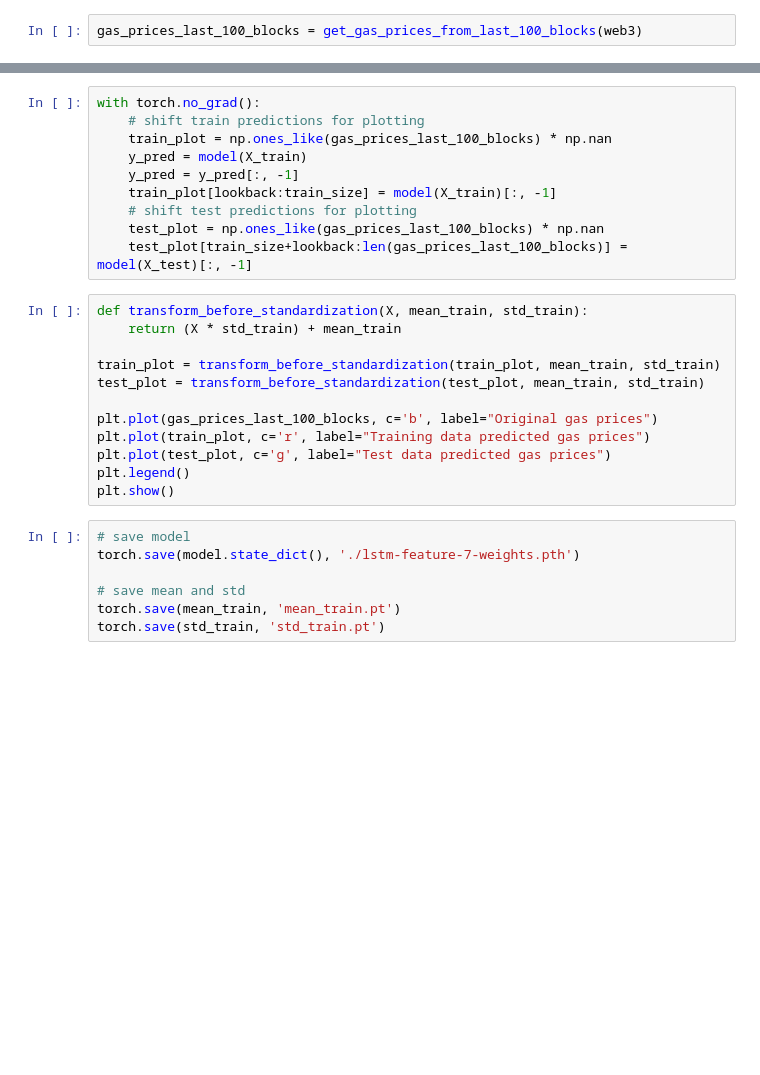
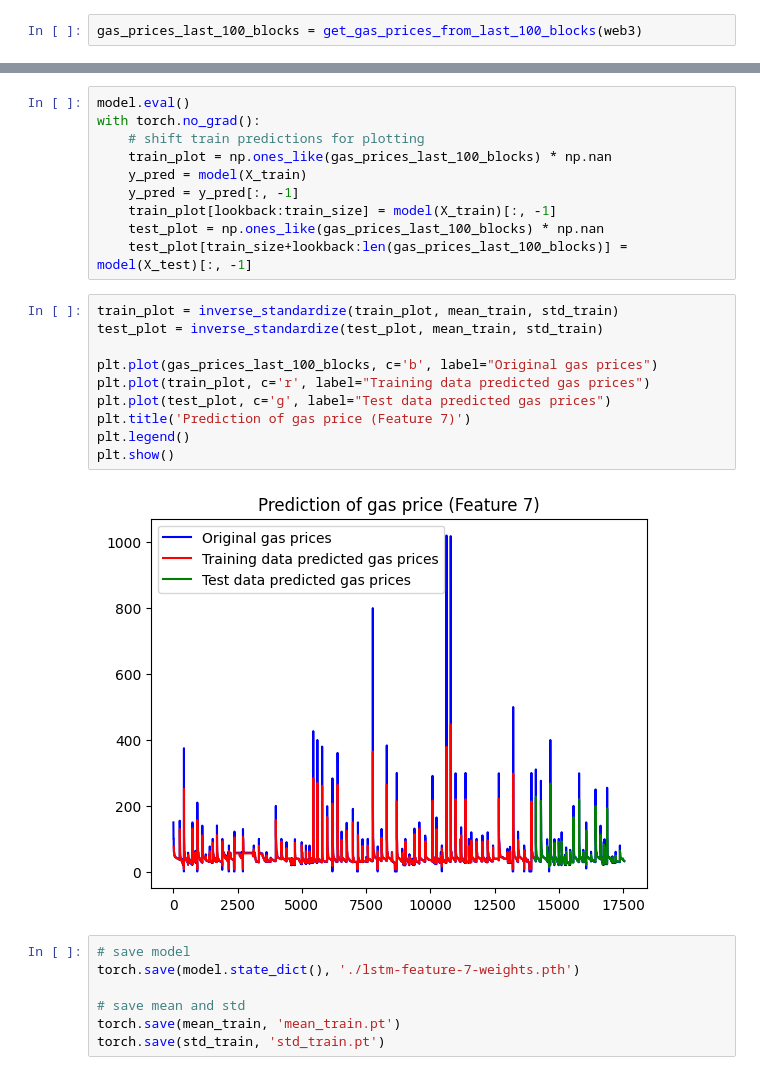
Before and after one commit to hoehlars/frontrunning-attacks, a Jupyter notebook: training/lstm-feature-7.ipynb, the cells around one changed output, grey strips where cells are left out. Saved outputs shown, nothing was run; the diff lists cells and outputs as text; blank space fills up the shorter version.

```diff
--- a/training/lstm-feature-7.ipynb
+++ b/training/lstm-feature-7.ipynb
@@ -131,25 +168,25 @@ plt.show()
 # %%
+model.eval()
 with torch.no_grad():
     # shift train predictions for plotting
     train_plot = np.ones_like(gas_prices_last_100_blocks) * np.nan
     y_pred = model(X_train)
     y_pred = y_pred[:, -1]
     train_plot[lookback:train_size] = model(X_train)[:, -1]
-    # shift test predictions for plotting
     test_plot = np.ones_like(gas_prices_last_100_blocks) * np.nan
     test_plot[train_size+lookback:len(gas_prices_last_100_blocks)] = model(X_test)[:, -1]
 # %%
-def transform_before_standardization(X, mean_train, std_train):
-    return (X * std_train) + mean_train
-
-train_plot = transform_before_standardization(train_plot, mean_train, std_train)
-test_plot = transform_before_standardization(test_plot, mean_train, std_train)
+train_plot = inverse_standardize(train_plot, mean_train, std_train)
+test_plot = inverse_standardize(test_plot, mean_train, std_train)
 
 plt.plot(gas_prices_last_100_blocks, c='b', label="Original gas prices")
 plt.plot(train_plot, c='r', label="Training data predicted gas prices")
 plt.plot(test_plot, c='g', label="Test data predicted gas prices")
+plt.title('Prediction of gas price (Feature 7)')
 plt.legend()
 plt.show()
+# %% [output]
+[figure, added]
 # %%
 # save model
 torch.save(model.state_dict(), './lstm-feature-7-weights.pth')
```
Also changed, not shown: parts of 11 cells of this notebook, 19 other files.
